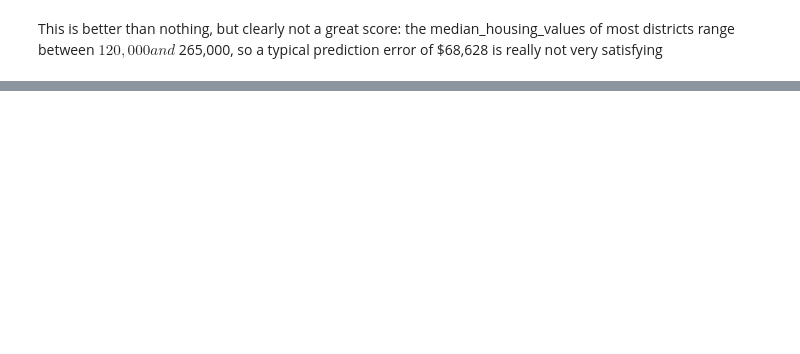
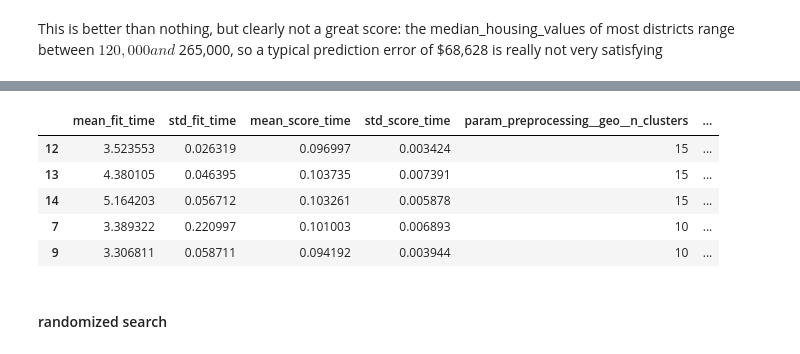
Before and after one commit to Harsh-Prajapati54/ML-Projects, a Jupyter notebook: House-Price-Prediction-Model.ipynb, the cells around one changed output, grey strips where cells are left out. Drawn from its saved outputs; the diff is of its cells as text; code cells hidden in the pictures; blank space fills up the shorter version.

```diff
--- a/House-Price-Prediction-Model.ipynb
+++ b/House-Price-Prediction-Model.ipynb
@@ -844,0 +849,4 @@ satisfying
+# %%
+from sklearn.tree import DecisionTreeRegressor
+tree_reg = make_pipeline(preprocessing, DecisionTreeRegressor(random_state=42))
+tree_reg.fit(housing, housing_labels)
@@ -844,0 +914,6 @@ satisfying
+# %%
+from sklearn.ensemble import RandomForestRegressor
+forest_reg = make_pipeline(preprocessing, RandomForestRegressor(random_state=42))
+
+forest_rmse = -cross_val_score(forest_reg,housing,housing_labels,
+                               scoring = "neg_root_mean_squared_error",cv=10)
@@ -844,0 +934,5 @@ satisfying
+# %%
+forest_reg.fit(housing, housing_labels)
+housing_predictions = forest_reg.predict(housing)
+forest_rmse = root_mean_squared_error(housing_labels, housing_predictions)
+forest_rmse
@@ -844,0 +951,17 @@ satisfying
+# %%
+from sklearn.model_selection import GridSearchCV
+
+full_pipline = Pipeline([
+    ("preprocessing", preprocessing),
+    ("random_forest", RandomForestRegressor(random_state=42)),
+])
+
+param_grid = [
+    {'preprocessing__geo__n_clusters': [5, 8, 10],
+     'random_forest__max_features': [4, 6, 8]},
+    {'preprocessing__geo__n_clusters': [10, 15],
+     'random_forest__max_features': [6, 8, 10]},
+]
+
+grid_search = GridSearchCV(full_pipline,param_grid=param_grid,cv=3,scoring="neg_root_mean_squared_error")
+grid_search.fit(housing,housing_labels)
@@ -844,0 +1012,13 @@ satisfying
+# %%
+cv_res = pd.DataFrame(grid_search.cv_results_)
+cv_res.sort_values(by=['mean_test_score'], ascending=False,inplace=True)
+cv_res.head()
+# %% [output]
+|  | mean_fit_time | std_fit_time | mean_score_time | std_score_time | param_preprocessing__geo__n_clusters | ... |
+| 12 | 3.523553 | 0.026319 | 0.096997 | 0.003424 | 15 | ... |
+| 13 | 4.380105 | 0.046395 | 0.103735 | 0.007391 | 15 | ... |
+| 14 | 5.164203 | 0.056712 | 0.103261 | 0.005878 | 15 | ... |
+| 7 | 3.389322 | 0.220997 | 0.101003 | 0.006893 | 10 | ... |
+| 9 | 3.306811 | 0.058711 | 0.094192 | 0.003944 | 10 | ... |
+# %% [markdown]
+#### randomized search
```
Also changed, not shown: parts of 39 cells of this notebook.
